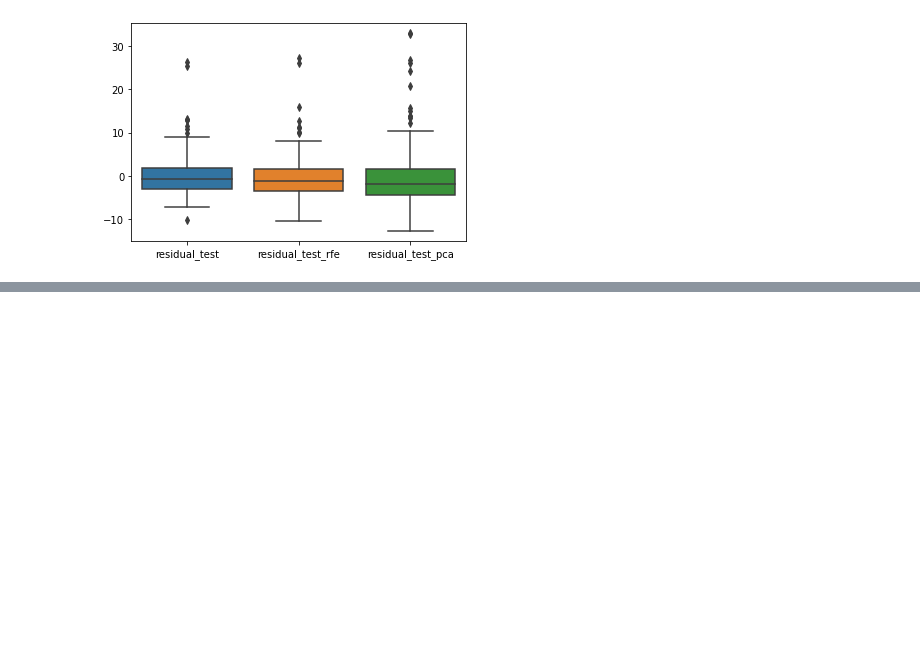
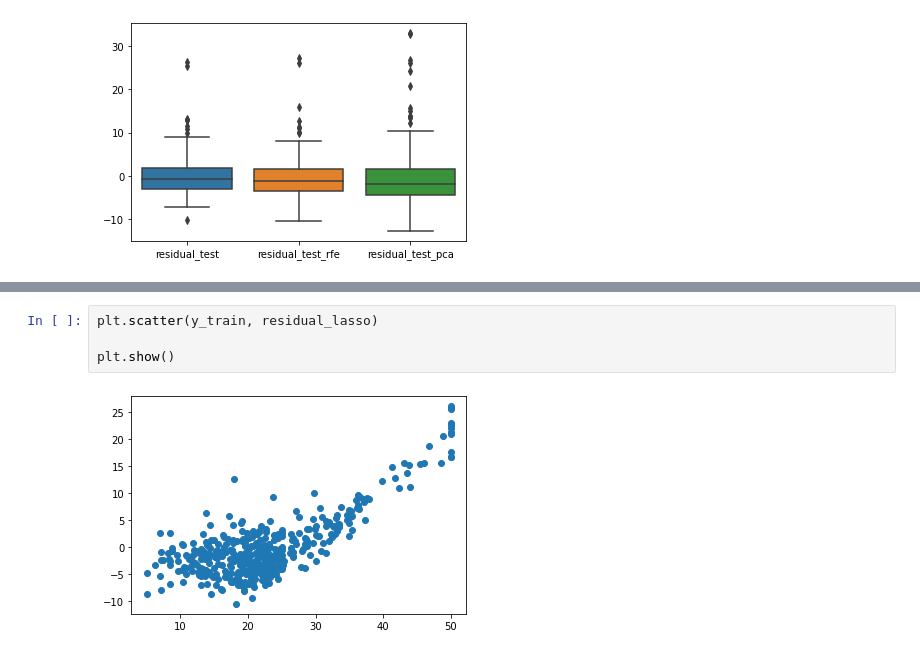
Before and after one commit to bansalkanav/Ultimate-Data-Science-Toolkit---From-Python-Basics-to-GenerativeAI, a Jupyter notebook: Module 4 - Machine Learning/04. Linear Regression/multiple_linear_reg_with_feature_selection.ipynb, the cells around one changed output, grey strips where cells are left out. Cells and saved outputs as stored; diff of their text form; blank space fills up the shorter version.

```diff
--- a/Module 4 - Machine Learning/04. Linear Regression/multiple_linear_reg_with_feature_selection.ipynb
+++ b/Module 4 - Machine Learning/04. Linear Regression/multiple_linear_reg_with_feature_selection.ipynb
@@ -1172,0 +1220,6 @@ sns.boxplot(data = res_df)
+# %%
+plt.scatter(y_train, residual_lasso)
+
+plt.show()
+# %% [output]
+[figure, added]
```
Also changed, not shown: parts of 19 cells of this notebook.
